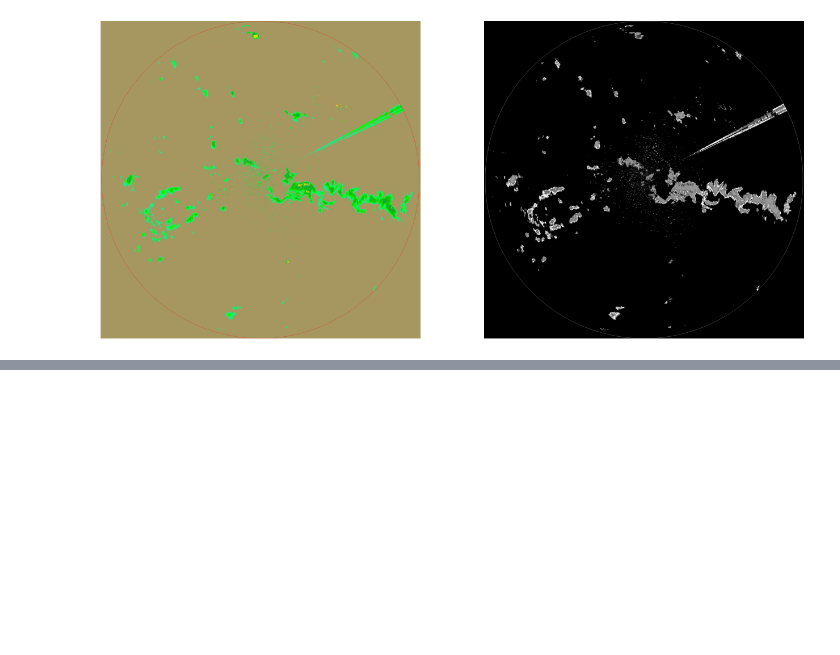
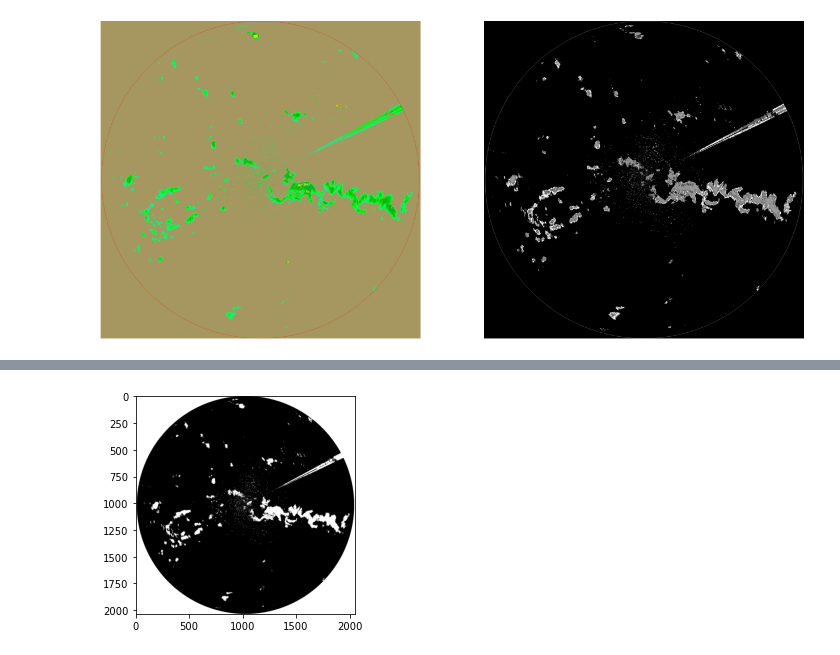
Before and after one commit to One-Night-Miracle/Data-Science-Project-2-2021-2-Nowcasting, a Jupyter notebook: python-notebooks/rgb_to_dBZ test.ipynb, the cells around one changed output, grey strips where cells are left out. Cells and saved outputs as stored; diff of their text form; code cells hidden in the pictures; blank space fills up the shorter version.

```diff
--- a/rgb_to_dBZ test.ipynb
+++ b/python-notebooks/rgb_to_dBZ test.ipynb
@@ -8,7 +9,7 @@ import torch
 # %%
 device = "cuda"
 # %%
-pic2 = cv2.imread("./data/bkk_radar_images/bkk_radar_images_1/1592461954.png")
+pic2 = cv2.imread("../data/bkk_radar_images/bkk_radar_images_1/1592461954.png")
 
 plt.figure(figsize=(10, 10), dpi=80)
 plt.imshow(cv2.cvtColor(pic2, cv2.COLOR_BGR2RGB))
@@ -39,7 +40,7 @@ def radar_colormap():
     # return mpl.colors.ListedColormap(nws_reflectivity_colors)
 
 dBZmap = torch.tensor([0,5.5,10,15,20,25,30,35,40,45,50,55,60,65,70,75]).to(device)
-dBZmap = dBZmap*255/75
+dBZmap = dBZmap / 75.
 # %%
 mpl.colors.ListedColormap(radar_colormap().cpu().numpy()/255)
 # %% [output]
@@ -70,0 +82,6 @@ plt.show()
+# %%
+exclude_mask = np.logical_or(circle_mask,pic3)
+plt.imshow(exclude_mask, cmap='gray')
+plt.show()
+# %% [output]
+[figure, added]
```
Also changed, not shown: parts of 8 cells of this notebook.
